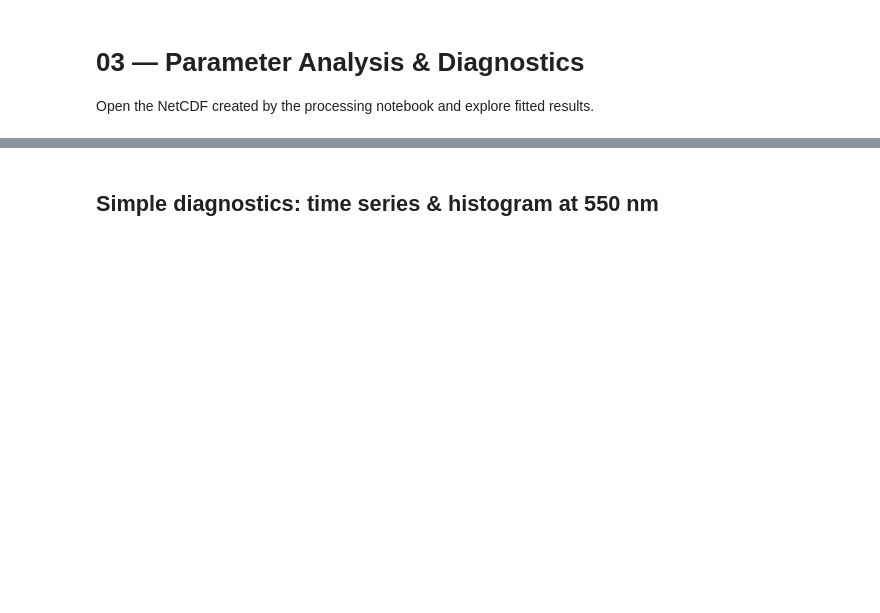
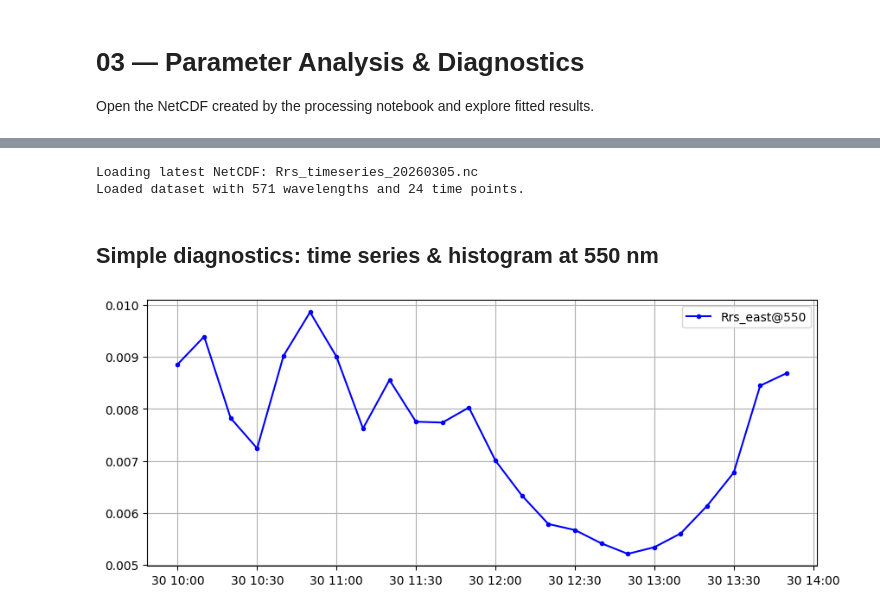
Before and after one commit to jaipipor/3C-Rrs-O25, a Jupyter notebook: notebooks/03_Parameter_Analysis-checkpoint.ipynb, the cells around one changed output, grey strips where cells are left out. Cells and saved outputs as stored; diff of their text form; code cells hidden in the pictures; blank space fills up the shorter version.

```diff
--- a/notebooks/03_Parameter_Analysis-checkpoint.ipynb
+++ b/notebooks/03_Parameter_Analysis-checkpoint.ipynb
@@ -15,24 +17,54 @@ print('imports OK')
 # %%
-nc = Path('examples') / 'Rrs_timeseries_demo.nc'
-if not nc.exists():
-    raise FileNotFoundError('Run the Time-Series Processing notebook first to create the demo NetCDF')
+def find_output_dir(start_path=Path.cwd()):
+    """Walk up until we find examples/timeseries/output."""
+    current = start_path.resolve()
+    for _ in range(10):  # limit to avoid infinite loops
+        candidate = current / "examples" / "timeseries" / "output"
+        if candidate.is_dir():
+            return candidate
+        if current.parent == current:  # reached root
+            break
+        current = current.parent
+    return None
 
-ds = xr.open_dataset(nc)
+output_dir = find_output_dir()
+if output_dir is None:
+    raise FileNotFoundError(
+        "Could not find 'examples/timeseries/output' in any parent directory.\n"
+        "Make sure this notebook is inside the repository."
+    )
+
+# Find all NetCDF files in that folder
+nc_files = list(output_dir.glob("*.nc"))
+if not nc_files:
+    raise FileNotFoundError(
+        f"No NetCDF files found in {output_dir}. "
+        "Please run the time‑series processing notebook first."
+    )
+
+# Pick the latest by modification time
+latest_nc = max(nc_files, key=lambda f: f.stat().st_mtime)
+print(f"Loading latest NetCDF: {latest_nc.name}")
+
+ds = xr.open_dataset(latest_nc)
 wl = ds.wavelength.values
 times = ds.time.values
-print('Loaded dataset with wavelengths:', wl.size)
+print(f"Loaded dataset with {len(wl)} wavelengths and {len(times)} time points.")
+# %% [output]
+Loading latest NetCDF: Rrs_timeseries_20260305.nc
+Loaded dataset with 571 wavelengths and 24 time points.
 # %% [markdown]
 ## Simple diagnostics: time series & histogram at 550 nm
 # %%
 idx550 = int(np.argmin(np.abs(wl - 550)))
-Rrs_mod = ds.Rrs_mod.values
-Es = ds.Es.values
+Rrs_east = ds.Rrs_east.values
 
 plt.figure(figsize=(10,4))
-plt.plot(times, Rrs_mod[:, idx550], 'b.-', label='Rrs_mod@550')
-plt.plot(times, Es[:, idx550], 'k.-', label='Es@550')
+plt.plot(times, Rrs_east[:, idx550], 'b.-', label='Rrs_east@550')
 plt.legend()
 plt.grid(True)
 plt.show()
+# %% [output]
+[figure, added]
 # %%
 plt.figure(figsize=(6,4))
```
Also changed, not shown: parts of 3 cells of this notebook, 8 other files.
